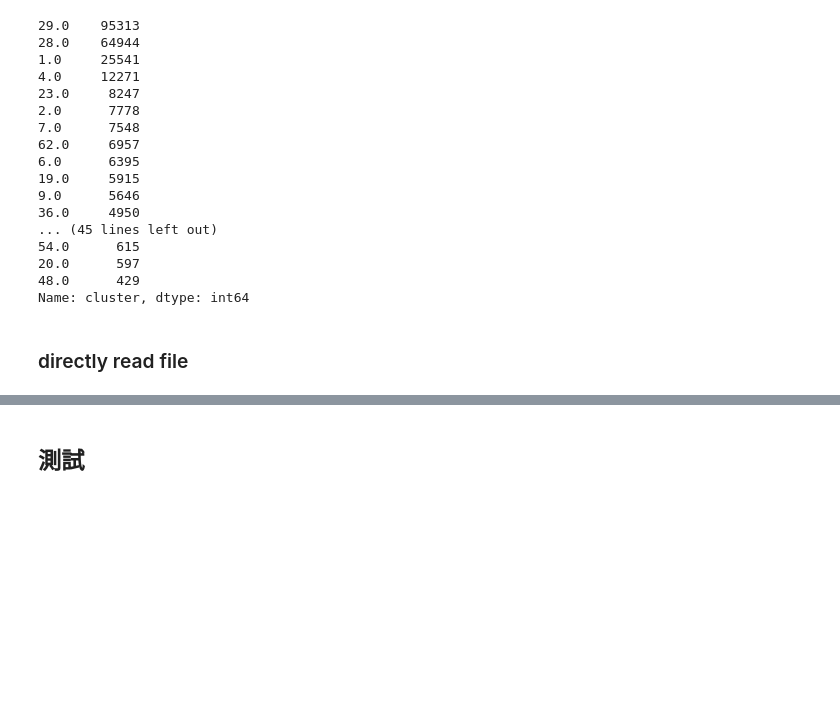
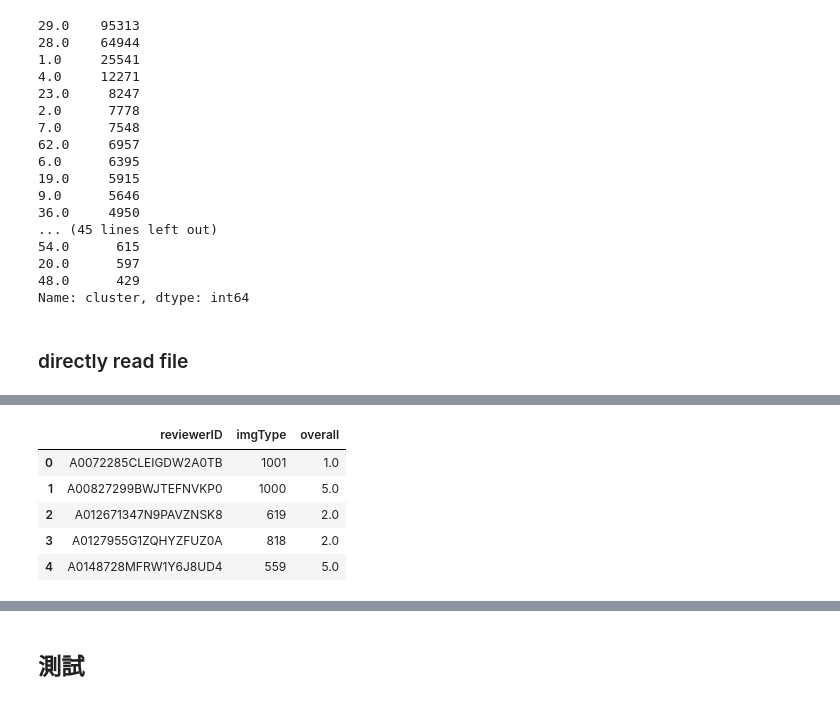
Before and after one commit to RoiWu/data-course-sample, a Jupyter notebook: Collaborative filtering.ipynb, the cells around one changed output, grey strips where cells are left out. Saved outputs shown, nothing was run; the diff lists cells and outputs as text; code cells hidden in the pictures; blank space fills up the shorter version.

```diff
--- a/Collaborative filtering.ipynb
+++ b/Collaborative filtering.ipynb
@@ -793,0 +857,19 @@ def training_data_preClean(training_data):
+# %%
+training_data = (
+    ratings_trainings
+    .sort_values("DATE", ascending=False)
+    .groupby(['reviewerID', 'asin']).head(1)
+)
+# %%
+training_data = training_data[(ratings['DATE'] >= '2017-09-01')]
+# %%
+training_data = groupData_byKey(training_data, keys=['reviewerID', 'imgType'])
+# training_data["imgType"].value_counts()
+training_data.head()
+# %% [output]
+|  | reviewerID | imgType | overall |
+| 0 | A0072285CLEIGDW2A0TB | 1001 | 1.0 |
+| 1 | A00827299BWJTEFNVKP0 | 1000 | 5.0 |
+| 2 | A012671347N9PAVZNSK8 | 619 | 2.0 |
+| 3 | A0127955G1ZQHYZFUZ0A | 818 | 2.0 |
+| 4 | A0148728MFRW1Y6J8UD4 | 559 | 5.0 |
```
Also changed, not shown: parts of 38 cells of this notebook.
